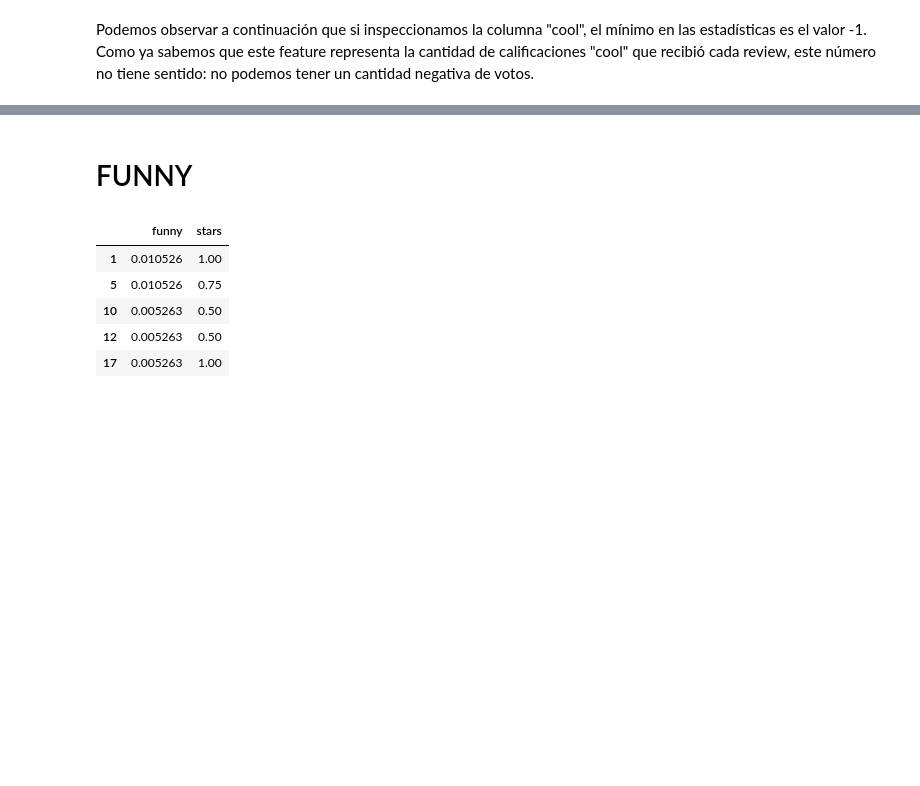
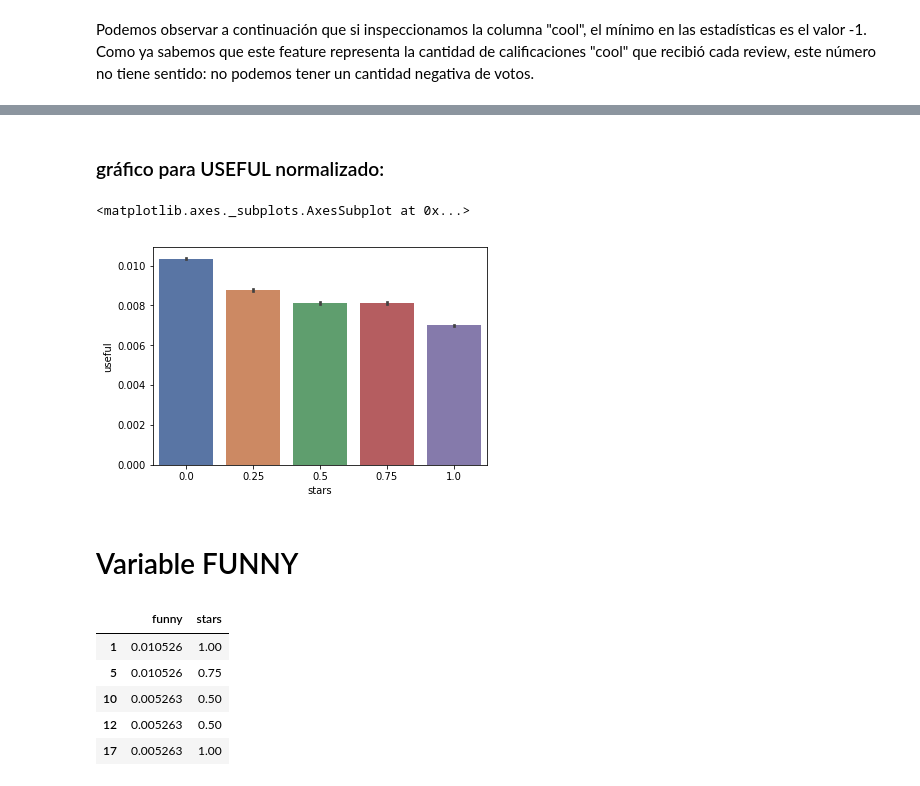
Before and after one commit to aenet/mentoria, a Jupyter notebook: analisis-curacion/tp2-analisis-curacion-datos.ipynb, the cells around one changed output, grey strips where cells are left out. Saved outputs shown, nothing was run; the diff lists cells and outputs as text; code cells hidden in the pictures; blank space fills up the shorter version.

```diff
--- a/analisis-curacion/tp2-analisis-curacion-datos.ipynb
+++ b/analisis-curacion/tp2-analisis-curacion-datos.ipynb
@@ -177,5 +201,12 @@ sb.pairplot(data=useful_norm, hue="stars")
+# %% [markdown]
+### gráfico para USEFUL normalizado:
+# %%
+sb.barplot(x=useful_norm["stars"], y=useful_norm["useful"], palette="deep")
+# %% [output]
+<matplotlib.axes._subplots.AxesSubplot at 0x...>
+[figure, added]
 # %% [markdown]
-# FUNNY
+# Variable FUNNY
 # %%
 trimmed = df_int["funny"] < 200
 funny_norm = normalize(df_int[trimmed][["funny", "stars"]])
```
Also changed, not shown: parts of 20 cells of this notebook.
